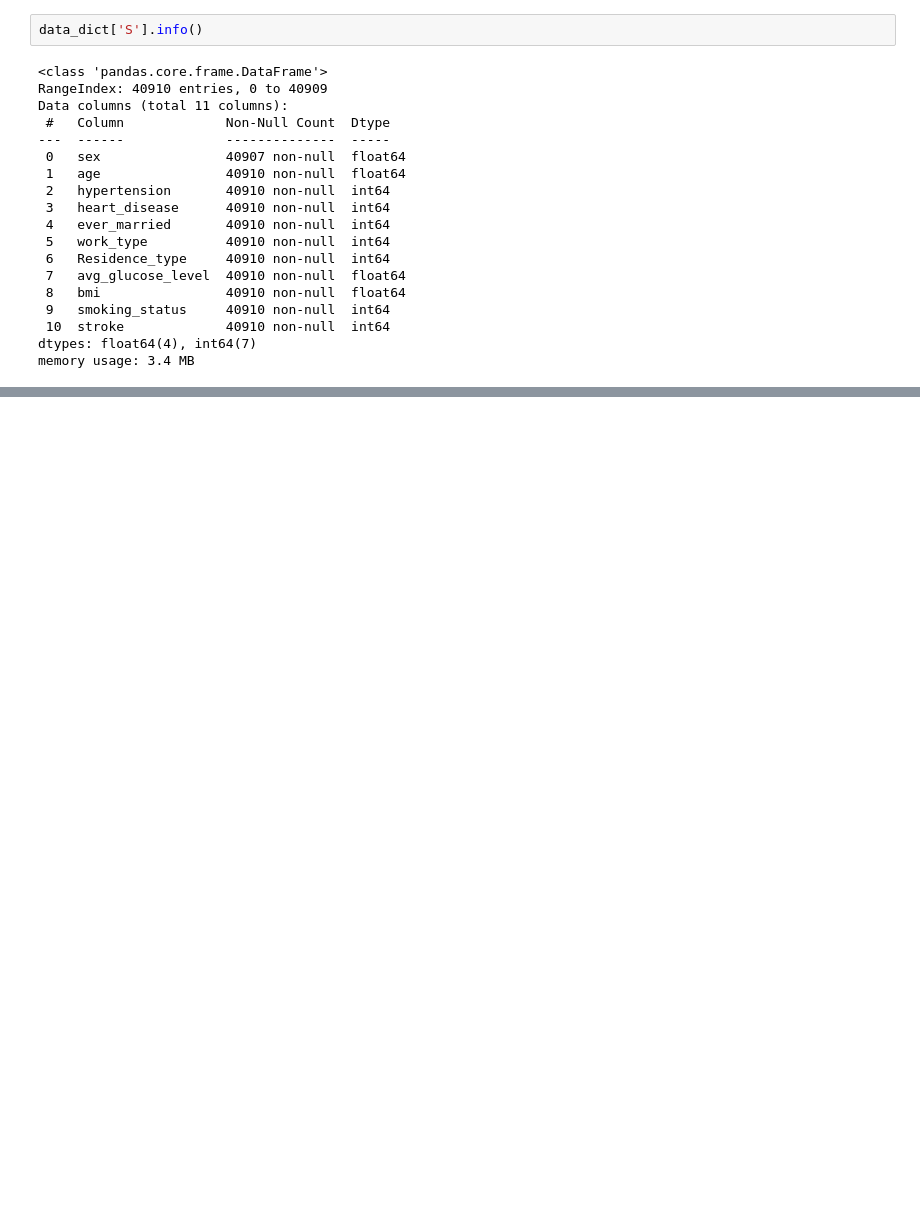
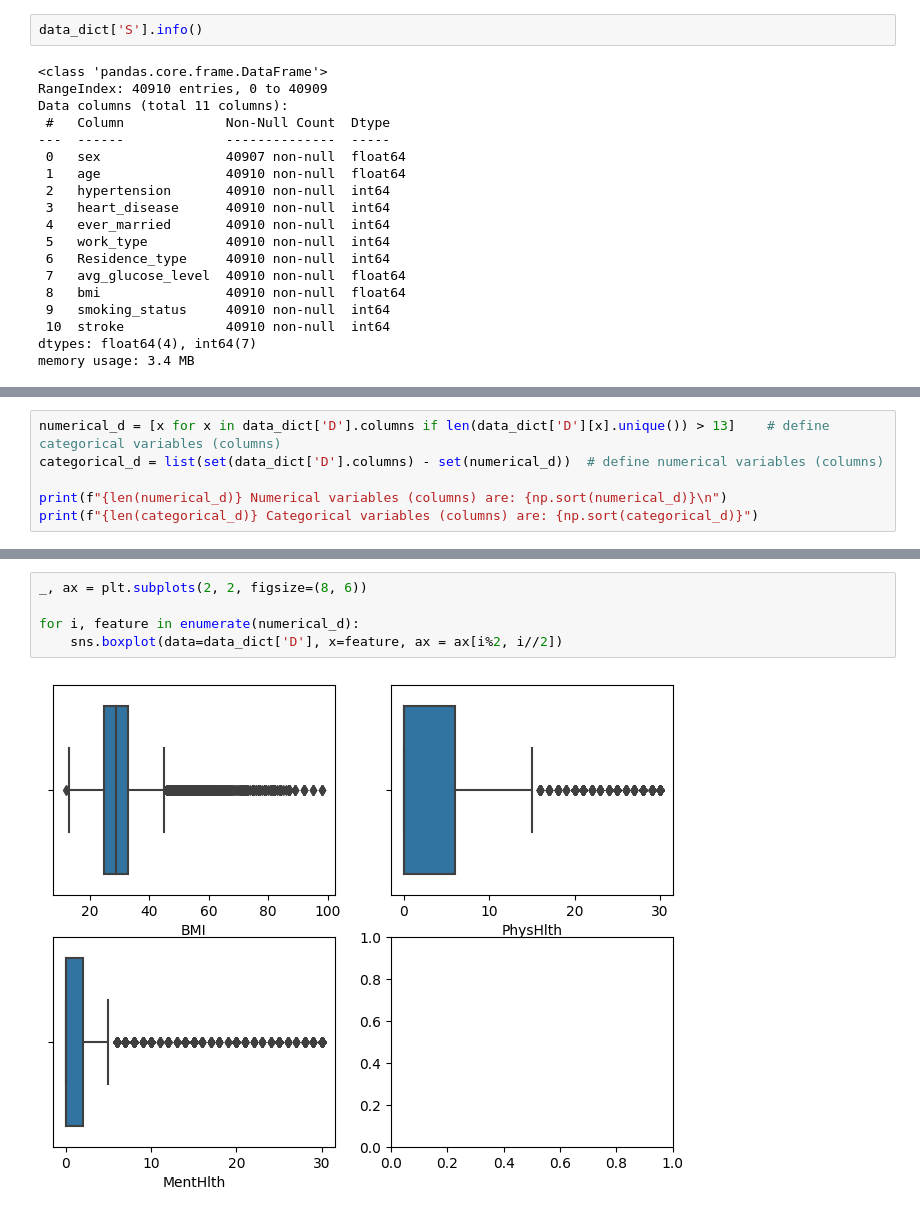
Before and after one commit to wonghorngwoei/FYP_TP055241, a Jupyter notebook: notebook/disease.ipynb, the cells around one changed output, grey strips where cells are left out. Saved outputs shown, nothing was run; the diff lists cells and outputs as text; blank space fills up the shorter version.

```diff
--- a/notebook/disease.ipynb
+++ b/notebook/disease.ipynb
@@ -149,0 +323,6 @@ col_miss
+# %%
+numerical_d = [x for x in data_dict['D'].columns if len(data_dict['D'][x].unique()) > 13]    # define categorical variables (columns)
+categorical_d = list(set(data_dict['D'].columns) - set(numerical_d))  # define numerical variables (columns)
+
+print(f"{len(numerical_d)} Numerical variables (columns) are: {np.sort(numerical_d)}\n")
+print(f"{len(categorical_d)} Categorical variables (columns) are: {np.sort(categorical_d)}")
@@ -149,0 +357,7 @@ col_miss
+# %%
+_, ax = plt.subplots(2, 2, figsize=(8, 6))
+
+for i, feature in enumerate(numerical_d):
+    sns.boxplot(data=data_dict['D'], x=feature, ax = ax[i%2, i//2])
+# %% [output]
+[figure, added]
```
Also changed, not shown: parts of 139 cells of this notebook, 3 other files.
